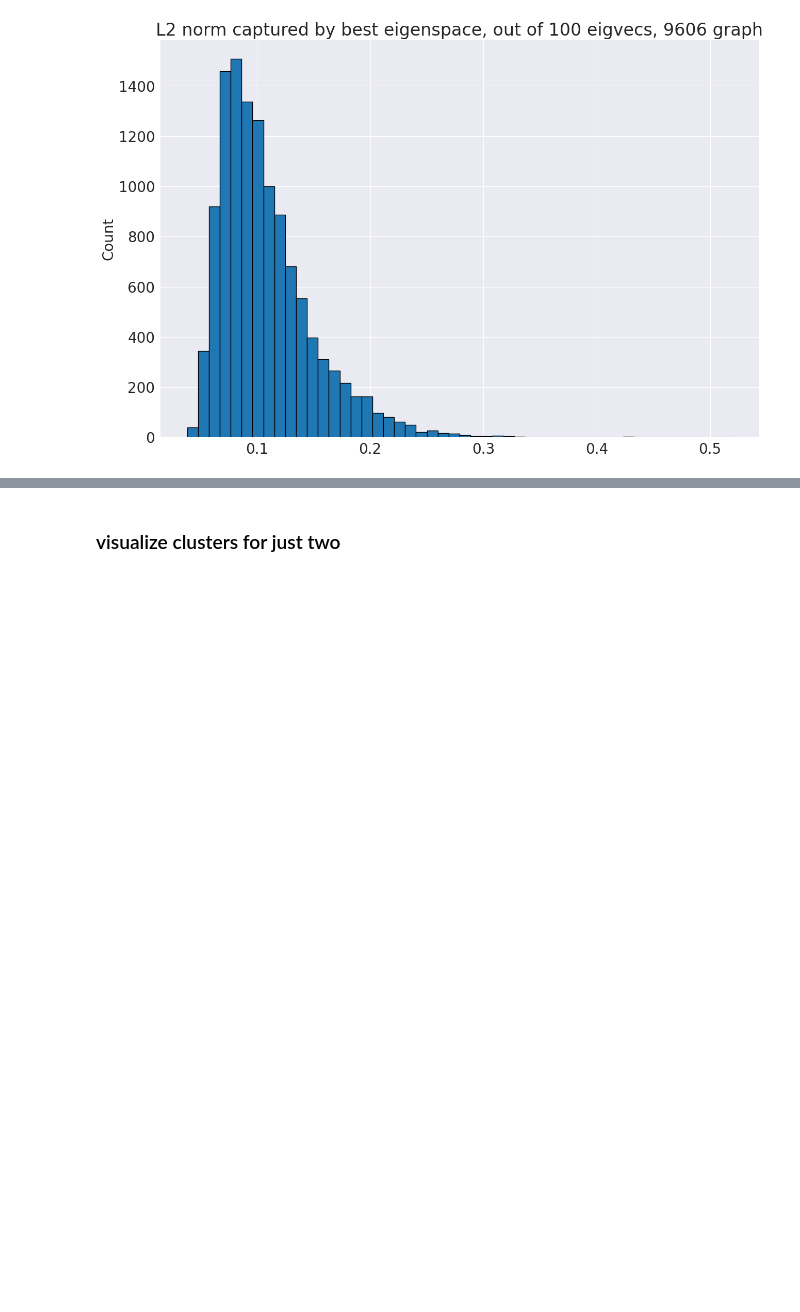
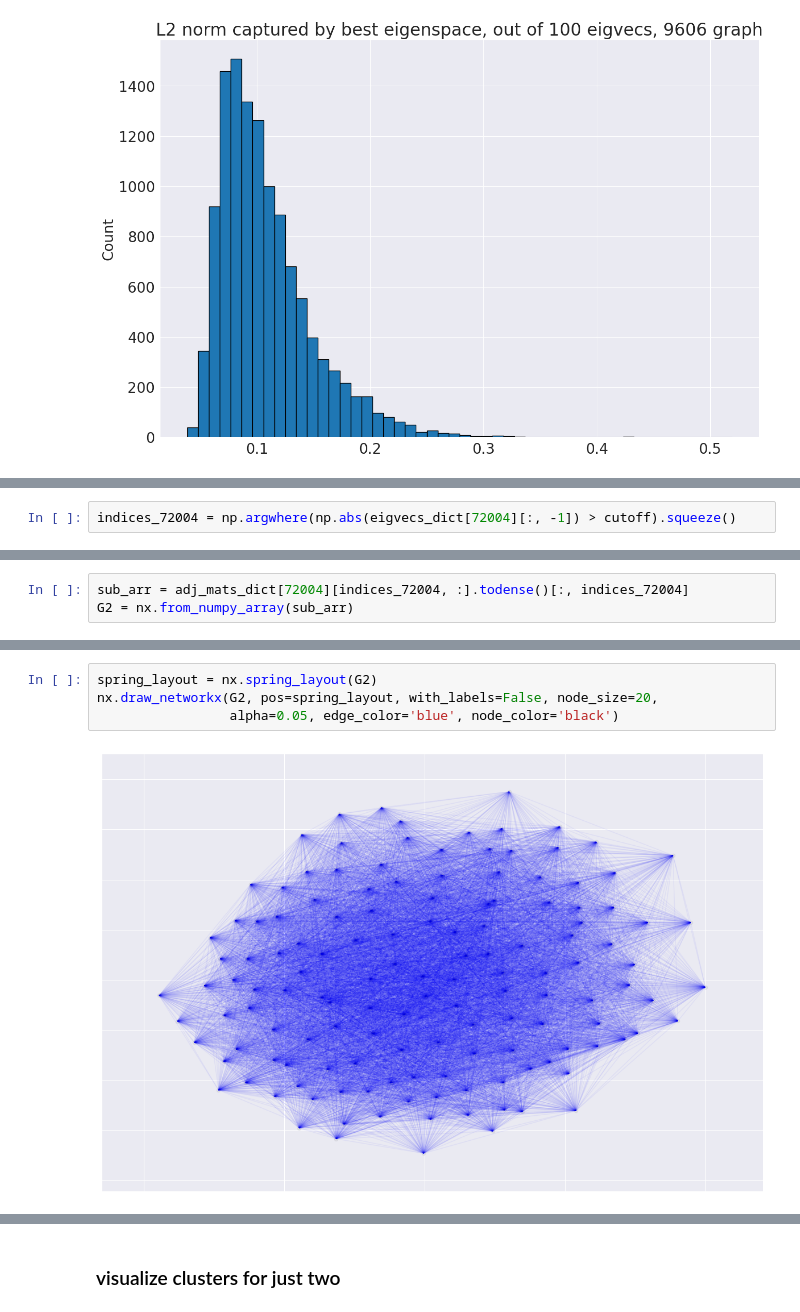
Before and after one commit to akhiljalan/cellag-misc, a Jupyter notebook: ppi-3-multiple-species.ipynb, the cells around one changed output, grey strips where cells are left out. Cells and saved outputs as stored; diff of their text form; blank space fills up the shorter version.

```diff
--- a/ppi-3-multiple-species.ipynb
+++ b/ppi-3-multiple-species.ipynb
@@ -133,0 +139,2 @@ Text(0, 0.5, 'Count')
+# %%
+indices_72004 = np.argwhere(np.abs(eigvecs_dict[72004][:, -1]) > cutoff).squeeze()
@@ -133,0 +176,3 @@ Text(0, 0.5, 'Count')
+# %%
+sub_arr = adj_mats_dict[72004][indices_72004, :].todense()[:, indices_72004]
+G2 = nx.from_numpy_array(sub_arr)
@@ -133,0 +183,6 @@ Text(0, 0.5, 'Count')
+# %%
+spring_layout = nx.spring_layout(G2)
+nx.draw_networkx(G2, pos=spring_layout, with_labels=False, node_size=20,
+                 alpha=0.05, edge_color='blue', node_color='black')
+# %% [output]
+[figure, added]
```
Also changed, not shown: parts of 35 cells of this notebook, 2 other files.
